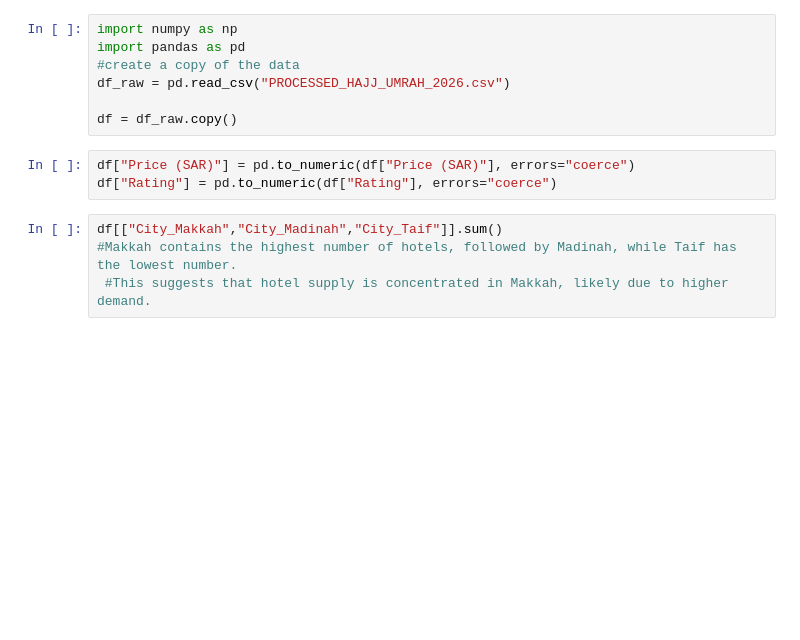
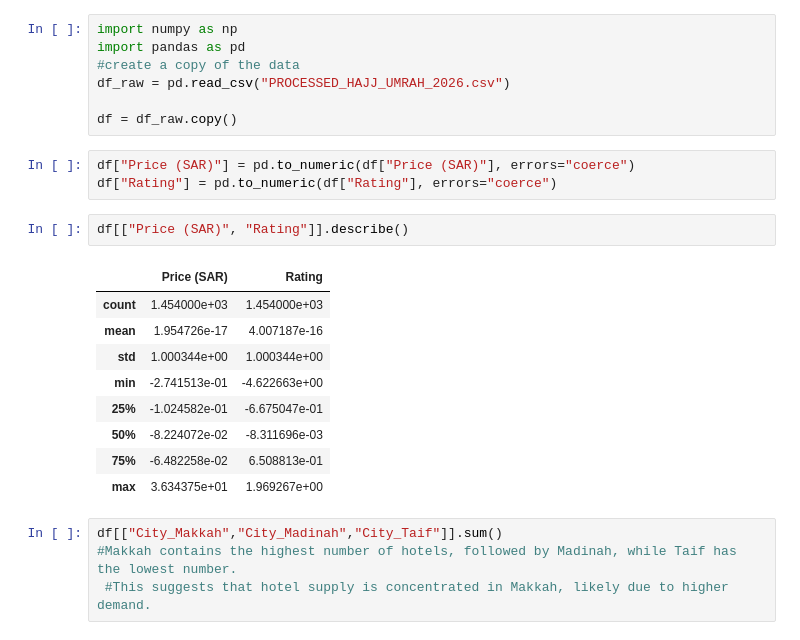
Before and after one commit to ITDeema/DataScience, a Jupyter notebook: DataScience.ipynb, the cells around one changed output. Drawn from its saved outputs; the diff is of its cells as text; blank space fills up the shorter version.

```diff
--- a/DataScience.ipynb
+++ b/DataScience.ipynb
@@ -545,6 +545,18 @@ df = df_raw.copy()
 # %%
 df["Price (SAR)"] = pd.to_numeric(df["Price (SAR)"], errors="coerce")
 df["Rating"] = pd.to_numeric(df["Rating"], errors="coerce")
+# %%
+df[["Price (SAR)", "Rating"]].describe()
+# %% [output]
+|  | Price (SAR) | Rating |
+| count | 1.454000e+03 | 1.454000e+03 |
+| mean | 1.954726e-17 | 4.007187e-16 |
+| std | 1.000344e+00 | 1.000344e+00 |
+| min | -2.741513e-01 | -4.622663e+00 |
+| 25% | -1.024582e-01 | -6.675047e-01 |
+| 50% | -8.224072e-02 | -8.311696e-03 |
+| 75% | -6.482258e-02 | 6.508813e-01 |
+| max | 3.634375e+01 | 1.969267e+00 |
 # %%
 df[["City_Makkah","City_Madinah","City_Taif"]].sum()
 #Makkah contains the highest number of hotels, followed by Madinah, while Taif has the lowest number.
```
Also changed, not shown: parts of 1 cell of this notebook.
